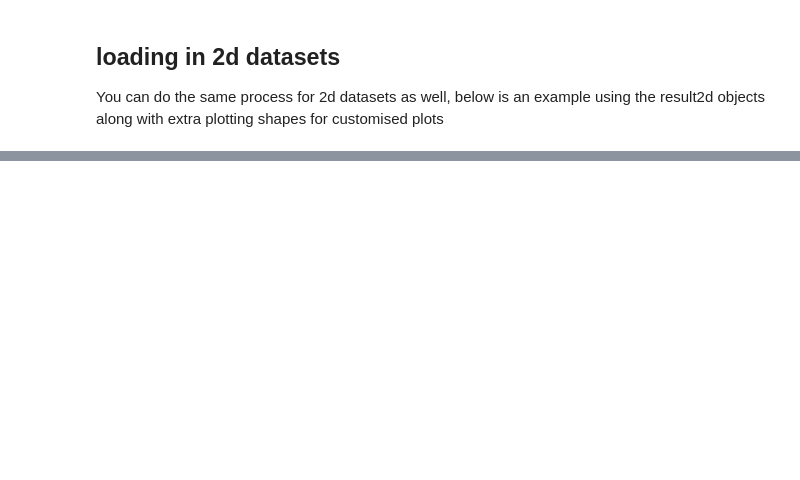
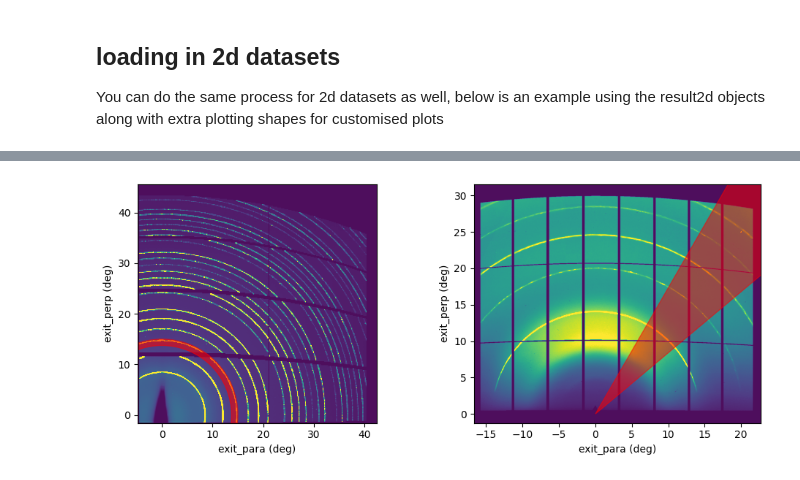
Before and after one commit to P-Mousley/MINERVA_training, a Jupyter notebook: MINERVA_toolbox_guide.ipynb, the cells around one changed output, grey strips where cells are left out. Cells and saved outputs as stored; diff of their text form; code cells hidden in the pictures; blank space fills up the shorter version.

```diff
--- a/MINERVA_toolbox_guide.ipynb
+++ b/MINERVA_toolbox_guide.ipynb
@@ -192,30 +235,14 @@ You can do the same process for 2d datasets as well, below is an example using t
 import matplotlib.pyplot as plt
 from matplotlib.patches import Annulus, Wedge
 
+folder1='/dls/i07/data/2026/cm44146-1/ExampleData/output'
+
 #create your data loader for your data directory path, note if the 2d datasets are in the same folder as the 1d datasets the loader from the previous section can be reused
-loader=data_loader(datafolder='/dls/science/users/rpy65944/I07_work/MINERVA_analysis/MINERVA_training/example_data')
+loader=data_loader(datafolder=folder1)
 
 
 #choose which datasets you want to load
-exitmap_filenames=['exitmap_432196_2026-03-24_13h39m29s.hdf5','exitmap_531473_2026-03-24_13h40m47s.hdf5']
+exitmap_filenames=['exitmap_610009_2026-03-24_10h23m19s.hdf5','exitmap_432196_2026-03-24_10h16m26s.hdf5']
 
 # load the files into a results object
 exitmapresults=loader.loadfiles(exitmap_filenames)
-
-fig,axs=plt.subplots(1,2,figsize=(10,4))
-
-axlist=axs.flatten()
-for i,res in enumerate(exitmapresults):
-    maplimits=[res.x_axis.min(), res.x_axis.max(), res.y_axis.min(),res.y_axis.max()]
-    map2d=res.data
-    axlist[i].imshow(map2d,vmax=map2d.mean()+2*map2d.std(),extent=maplimits,alpha=0.95)
-    #axlist[i].set_aspect('equal')
-    axlist[i].set_xlabel('exit_para (deg)')
-    axlist[i].set_ylabel('exit_perp (deg)')
-
-selection_ring=Annulus((0,0), 15, 1.25,color='red',alpha=0.55)
-selection_wedge = Wedge((0.0),30,20,40,color='red',alpha=0.5)
-axlist[0].add_patch(selection_ring)
-axlist[1].add_patch(selection_wedge)
-plt.tight_layout()
-plt.show()
@@ -221,0 +261,20 @@ plt.show()
+# %%
+fig,axs=plt.subplots(1,2,figsize=(10,4))
+
+axlist=axs.flatten()
+for i,res in enumerate(exitmapresults):
+    maplimits=[res.x_axis.min(), res.x_axis.max(), res.y_axis.min(),res.y_axis.max()]
+    map2d=res.data
+    axlist[i].imshow(map2d,vmax=map2d.mean()+2*map2d.std(),extent=maplimits,alpha=0.95)
+    #axlist[i].set_aspect('equal')
+    axlist[i].set_xlabel('exit_para (deg)')
+    axlist[i].set_ylabel('exit_perp (deg)')
+
+selection_ring=Annulus((0,0), 15, 1.25,color='red',alpha=0.55)
+selection_wedge = Wedge((0.0),40,40,60,color='red',alpha=0.5)
+axlist[0].add_patch(selection_ring)
+axlist[1].add_patch(selection_wedge)
+plt.tight_layout()
+plt.show()
+# %% [output]
+[figure, added]
```
Also changed, not shown: parts of 25 cells of this notebook.
